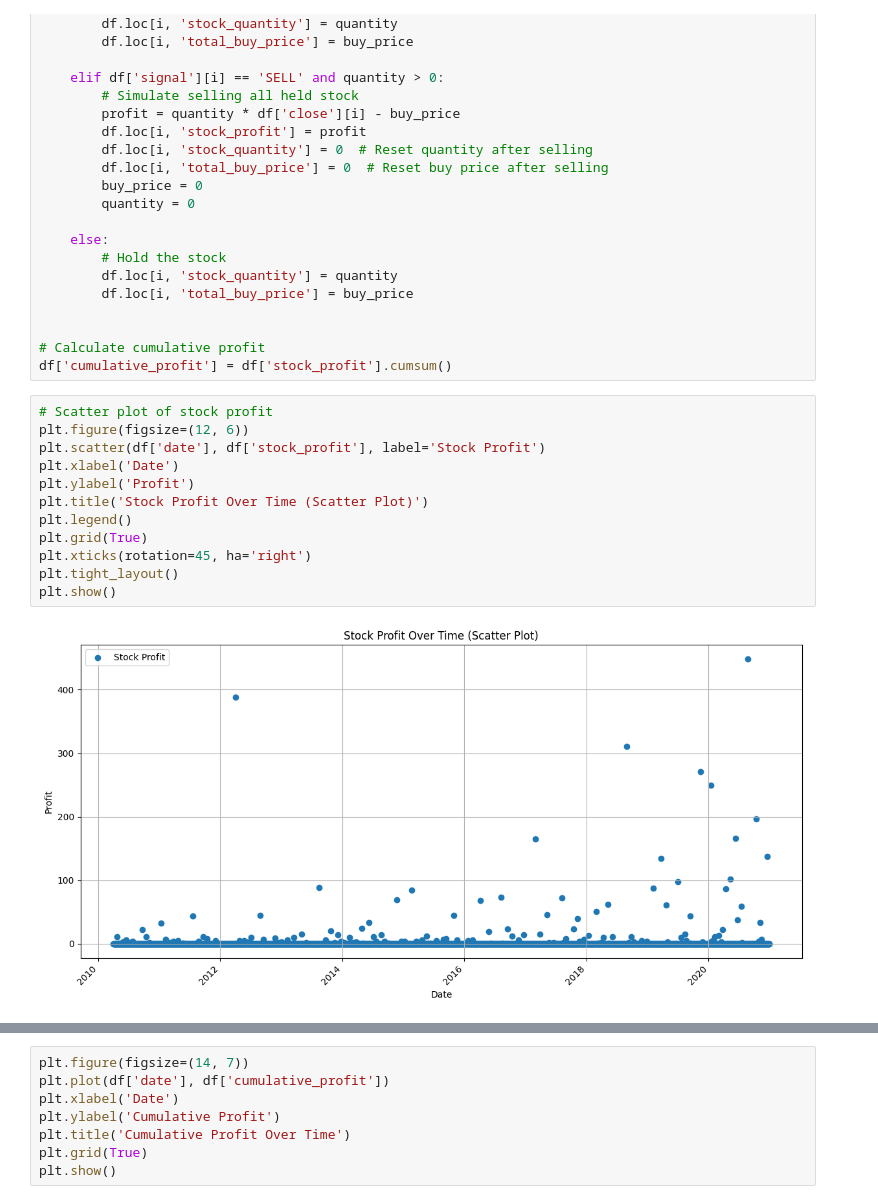
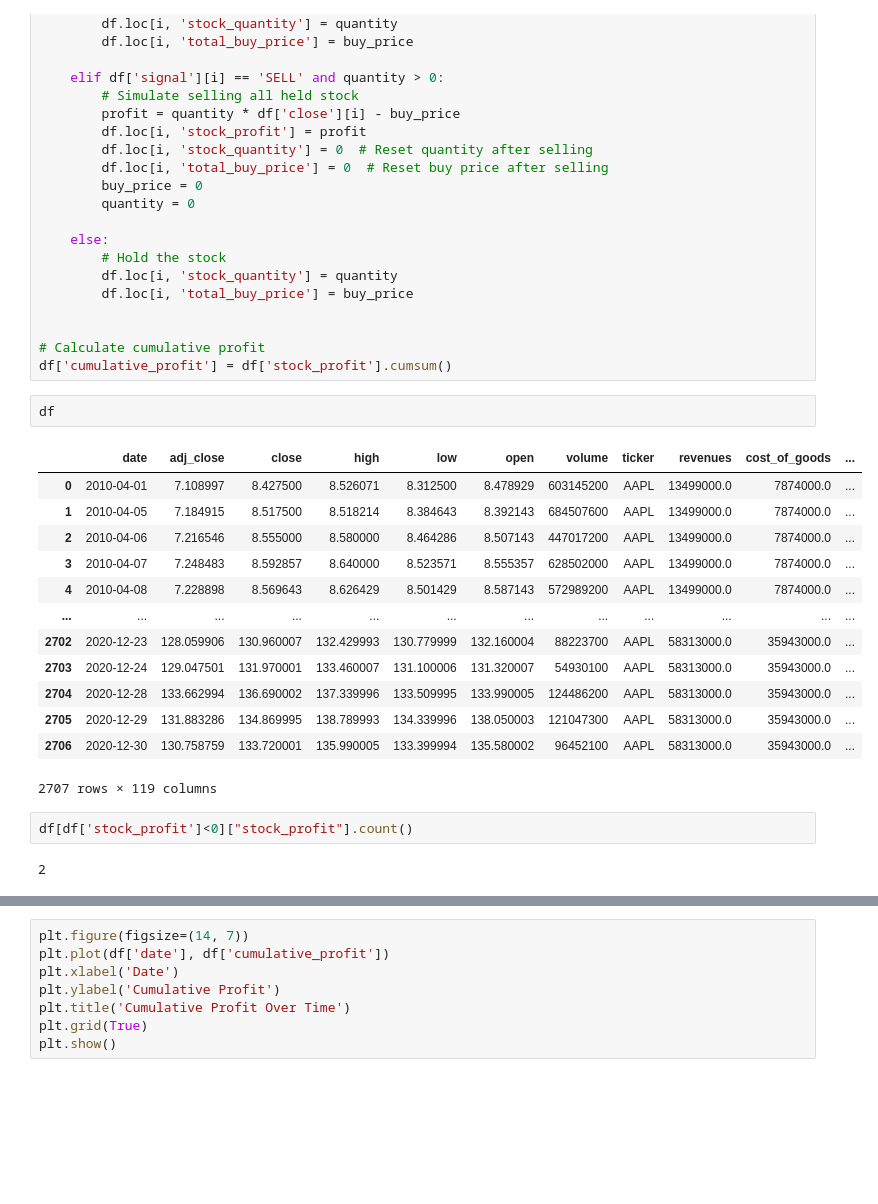
Before and after one commit to roboGOD/iisc-dsp-stock-price-prediction, a Jupyter notebook: src/02-eda.ipynb, the cells around one changed output, grey strips where cells are left out. Cells and saved outputs as stored; diff of their text form; blank space fills up the shorter version.

```diff
--- a/src/02-eda.ipynb
+++ b/src/02-eda.ipynb
@@ -292,17 +461,23 @@ for i in range(len(df)):
 
 # Calculate cumulative profit
 df['cumulative_profit'] = df['stock_profit'].cumsum()
-# %%
-# Scatter plot of stock profit
-plt.figure(figsize=(12, 6))
-plt.scatter(df['date'], df['stock_profit'], label='Stock Profit')
-plt.xlabel('Date')
-plt.ylabel('Profit')
-plt.title('Stock Profit Over Time (Scatter Plot)')
-plt.legend()
-plt.grid(True)
-plt.xticks(rotation=45, ha='right')
-plt.tight_layout()
-plt.show()
-# %% [output]
-[figure, removed]
+# %%
+df
+# %% [output]
+|  | date | adj_close | close | high | low | open | volume | ticker | revenues | cost_of_goods | ... |
+| 0 | 2010-04-01 | 7.108997 | 8.427500 | 8.526071 | 8.312500 | 8.478929 | 603145200 | AAPL | 13499000.0 | 7874000.0 | ... |
+| 1 | 2010-04-05 | 7.184915 | 8.517500 | 8.518214 | 8.384643 | 8.392143 | 684507600 | AAPL | 13499000.0 | 7874000.0 | ... |
+| 2 | 2010-04-06 | 7.216546 | 8.555000 | 8.580000 | 8.464286 | 8.507143 | 447017200 | AAPL | 13499000.0 | 7874000.0 | ... |
+| 3 | 2010-04-07 | 7.248483 | 8.592857 | 8.640000 | 8.523571 | 8.555357 | 628502000 | AAPL | 13499000.0 | 7874000.0 | ... |
+| 4 | 2010-04-08 | 7.228898 | 8.569643 | 8.626429 | 8.501429 | 8.587143 | 572989200 | AAPL | 13499000.0 | 7874000.0 | ... |
+| ... | ... | ... | ... | ... | ... | ... | ... | ... | ... | ... | ... |
+| 2702 | 2020-12-23 | 128.059906 | 130.960007 | 132.429993 | 130.779999 | 132.160004 | 88223700 | AAPL | 58313000.0 | 35943000.0 | ... |
+| 2703 | 2020-12-24 | 129.047501 | 131.970001 | 133.460007 | 131.100006 | 131.320007 | 54930100 | AAPL | 58313000.0 | 35943000.0 | ... |
+| 2704 | 2020-12-28 | 133.662994 | 136.690002 | 137.339996 | 133.509995 | 133.990005 | 124486200 | AAPL | 58313000.0 | 35943000.0 | ... |
+| 2705 | 2020-12-29 | 131.883286 | 134.869995 | 138.789993 | 134.339996 | 138.050003 | 121047300 | AAPL | 58313000.0 | 35943000.0 | ... |
+| 2706 | 2020-12-30 | 130.758759 | 133.720001 | 135.990005 | 133.399994 | 135.580002 | 96452100 | AAPL | 58313000.0 | 35943000.0 | ... |
+2707 rows × 119 columns
+# %%
+df[df['stock_profit']<0]["stock_profit"].count()
+# %% [output]
+2
```
Also changed, not shown: parts of 12 cells of this notebook, 1 other file.
